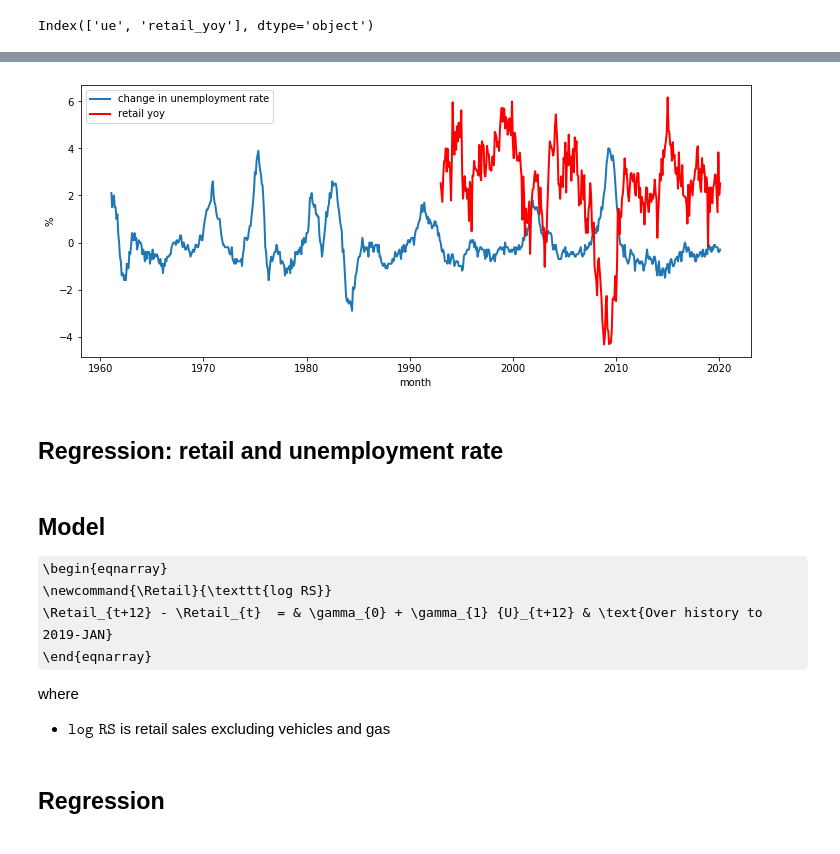
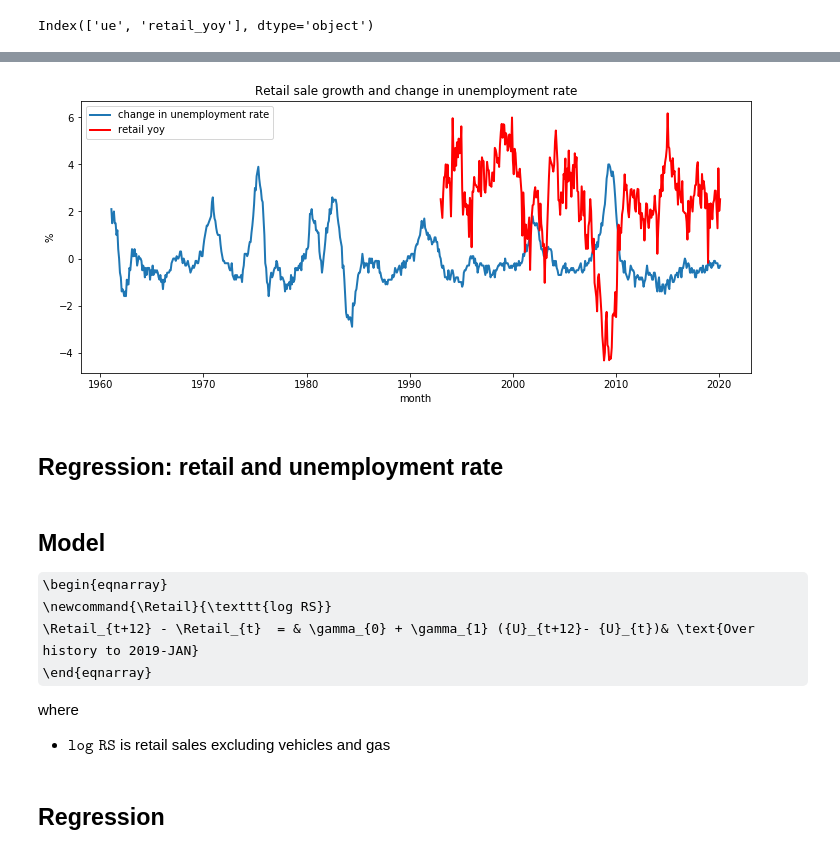
Before and after one commit to iworld1991/PredictUE, a Jupyter notebook: Python/PredictUE.ipynb, the cells around one changed output, grey strips where cells are left out. Drawn from its saved outputs; the diff is of its cells as text; code cells hidden in the pictures; some formulas as TeX source.

```diff
--- a/Python/PredictUE.ipynb
+++ b/Python/PredictUE.ipynb
@@ -122,33 +122,34 @@ plt.savefig('figures/retail_yoy_ue')
 # %%
 ## change to change
 
 ## plot all series
 
 fig, ax = plt.subplots(figsize = figsize)
 
 #ax2 = ax.twinx()
 ax.plot(df.index,
         df['ue_chg'],
         lw =2,
         label = 'change in unemployment rate')
 
 ax.plot(df.index,
         df['retail_yoy'],
         'r-',
         lw = 2,
         label = 'retail yoy')
 
 ax.set_xlabel("month",fontsize = fontsize)
 ax.set_ylabel('%',fontsize = fontsize)
 ax2.set_ylabel('index',fontsize = fontsize)
 
 ax.legend(loc = 0,
           fontsize = fontsize)
 ax2.legend(loc = 3,
           fontsize = fontsize)
+plt.title('Retail sale growth and change in unemployment rate')
 plt.savefig('figures/retail_yoy_ue_chg')
 # %% [output]
-[figure, old version]
+[figure, new version]
 # %% [markdown]
 ## Regression: retail and unemployment rate
 # %% [markdown]
@@ -156,7 +157,7 @@ plt.savefig('figures/retail_yoy_ue_chg')
 
 \begin{eqnarray}
 \newcommand{\Retail}{\texttt{log RS}}
-\Retail_{t+12} - \Retail_{t}  = & \gamma_{0} + \gamma_{1} {U}_{t+12} & \text{Over history to 2019-JAN}
+\Retail_{t+12} - \Retail_{t}  = & \gamma_{0} + \gamma_{1} ({U}_{t+12}- {U}_{t})& \text{Over history to 2019-JAN}
 \end{eqnarray}
 
 where
```
Also changed, not shown: parts of 7 cells of this notebook, 4 other files.
